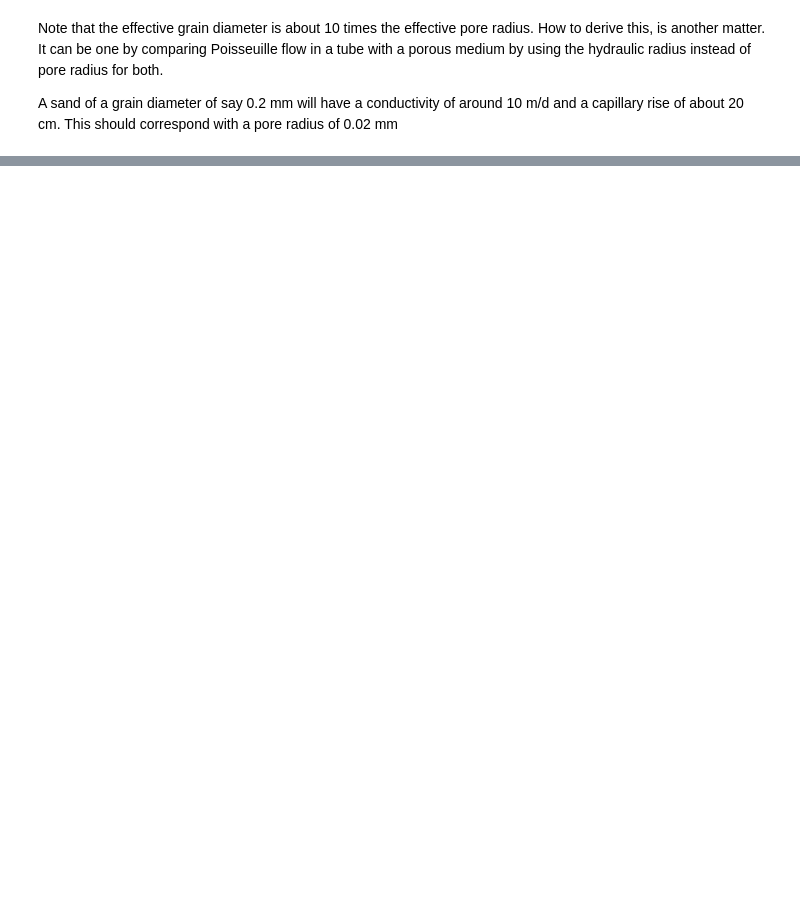
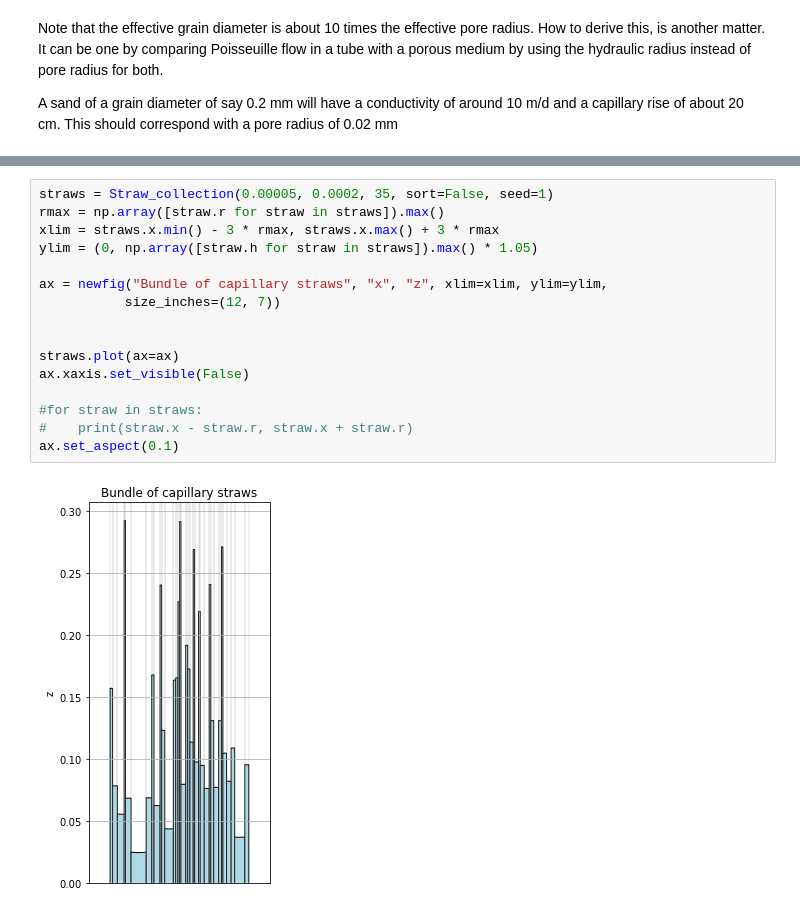
Before and after one commit to Olsthoorn/TransientGroundwaterFlow, a Jupyter notebook: excercises_notebooks/capillary.ipynb, the cells around one changed output, grey strips where cells are left out. Cells and saved outputs as stored; diff of their text form; blank space fills up the shorter version.

```diff
--- a/excercises_notebooks/capillary.ipynb
+++ b/excercises_notebooks/capillary.ipynb
@@ -47,0 +161,18 @@ A sand of a grain diameter of say 0.2 mm will have a conductivity of around 10 m
+# %%
+straws = Straw_collection(0.00005, 0.0002, 35, sort=False, seed=1)
+rmax = np.array([straw.r for straw in straws]).max()
+xlim = straws.x.min() - 3 * rmax, straws.x.max() + 3 * rmax
+ylim = (0, np.array([straw.h for straw in straws]).max() * 1.05)
+
+ax = newfig("Bundle of capillary straws", "x", "z", xlim=xlim, ylim=ylim,
+           size_inches=(12, 7))
+
+
+straws.plot(ax=ax)
+ax.xaxis.set_visible(False)
+
+#for straw in straws:
+#    print(straw.x - straw.r, straw.x + straw.r)
+ax.set_aspect(0.1)
+# %% [output]
+[figure, added]
```
Also changed, not shown: parts of 6 cells of this notebook, 18 other files.
